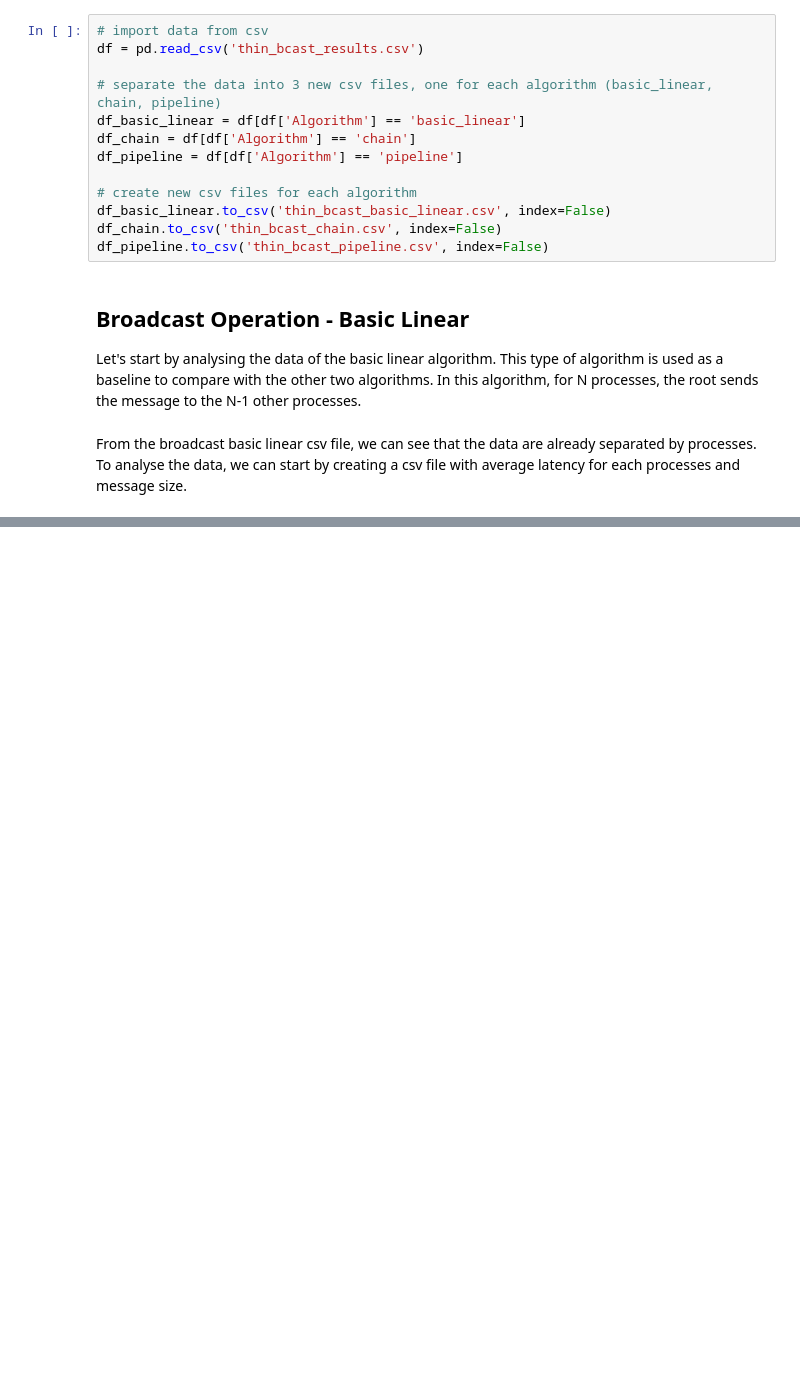
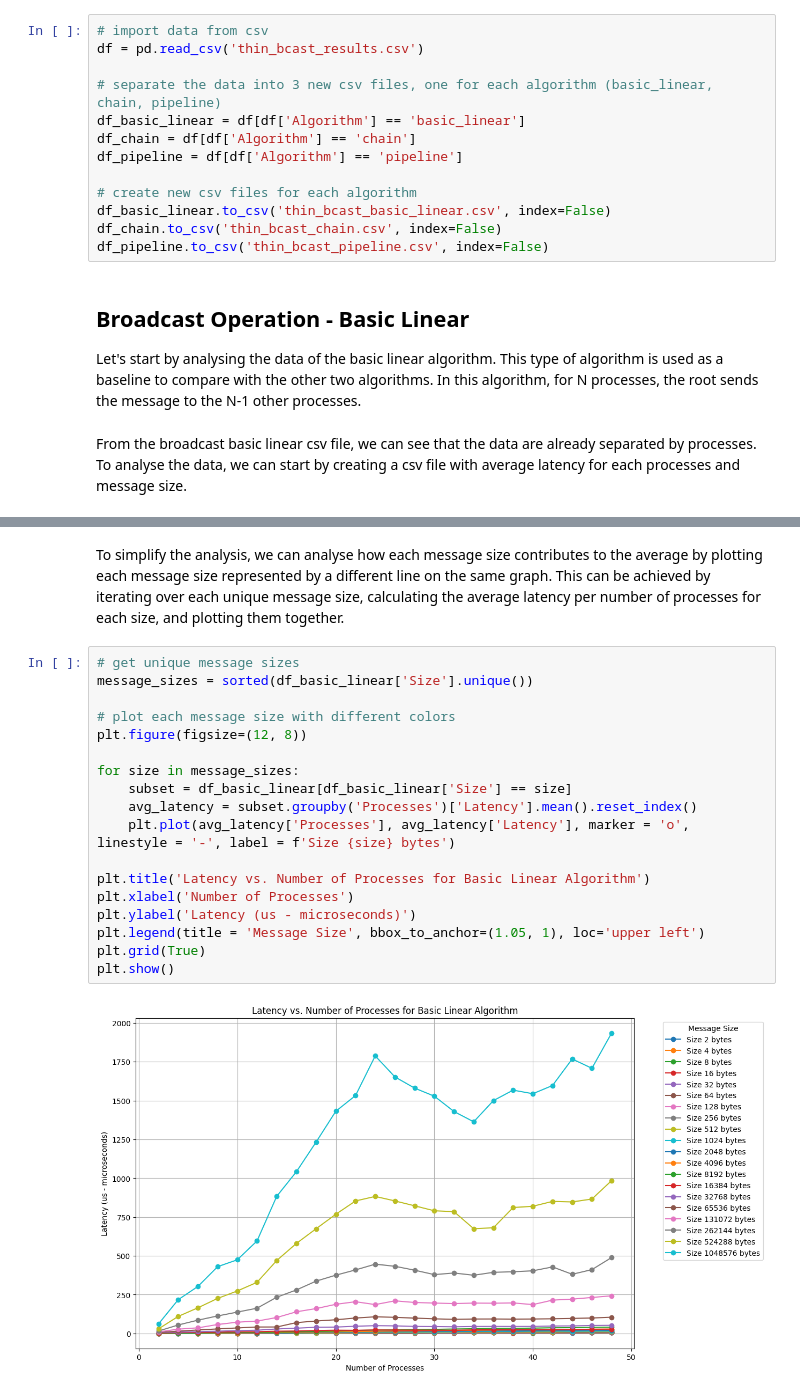
Before and after one commit to abandrea/HPC, a Jupyter notebook: exercise_1/project_1/bcast_thin_results/analysis_thin_bcast.ipynb, the cells around one changed output, grey strips where cells are left out. Drawn from its saved outputs; the diff is of its cells as text; blank space fills up the shorter version.

```diff
--- a/exercise_1/project_1/bcast_thin_results/analysis_thin_bcast.ipynb
+++ b/exercise_1/project_1/bcast_thin_results/analysis_thin_bcast.ipynb
@@ -52,0 +129,22 @@ df_basic_linear = pd.read_csv('thin_bcast_basic_linear.csv')
+# %% [markdown]
+To simplify the analysis, we can analyse how each message size contributes to the average by plotting each message size represented by a different line on the same graph. This can be achieved by iterating over each unique message size, calculating the average latency per number of processes for each size, and plotting them together.
+# %%
+# get unique message sizes
+message_sizes = sorted(df_basic_linear['Size'].unique())
+
+# plot each message size with different colors
+plt.figure(figsize=(12, 8))
+
+for size in message_sizes:
+    subset = df_basic_linear[df_basic_linear['Size'] == size]
+    avg_latency = subset.groupby('Processes')['Latency'].mean().reset_index()
+    plt.plot(avg_latency['Processes'], avg_latency['Latency'], marker = 'o', linestyle = '-', label = f'Size {size} bytes')
+
+plt.title('Latency vs. Number of Processes for Basic Linear Algorithm')
+plt.xlabel('Number of Processes')
+plt.ylabel('Latency (us - microseconds)')
+plt.legend(title = 'Message Size', bbox_to_anchor=(1.05, 1), loc='upper left')
+plt.grid(True)
+plt.show()
+# %% [output]
+[figure, added]
```
Also changed, not shown: parts of 10 cells of this notebook.
